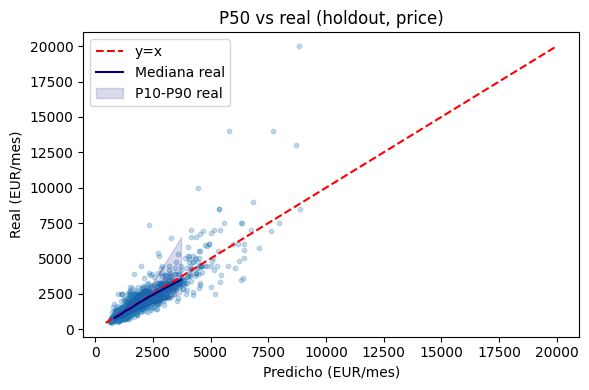
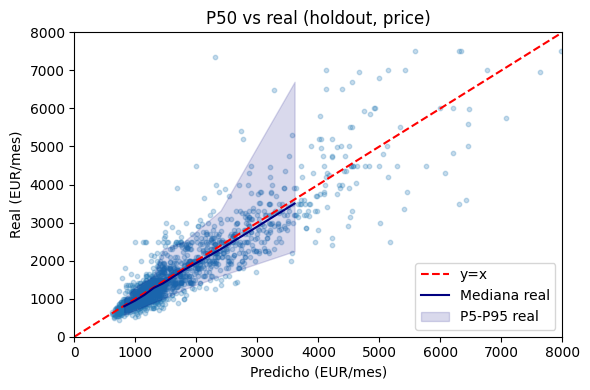
Code edit (unified diff) that turned the first committed figure into the second:
--- before
+++ after
@@ -14,4 +14,5 @@
     interval_high = preds_h[0.95] + qhat_v
     interval_width = interval_high - interval_low
+
     plt.figure(figsize=(6, 4))
     sns.histplot(interval_width, bins=40, kde=True)
@@ -20,30 +21,96 @@
     plt.ylabel("Frecuencia")
     plt.tight_layout()
-    plt.savefig(ROOT / "reports" / "figures" / f"uncertainty_width_{target_name}.png", dpi=150, bbox_inches="tight")
+    plt.savefig(
+        ROOT / "reports" / "figures" / f"uncertainty_width_{target_name}.png",
+        dpi=150,
+        bbox_inches="tight"
+    )
     plt.show()
 
-    # --- Grafico 2: Prediccion P50 vs real ---
+    # --- Grafico 2: Prediccion P50 vs real con zoom controlado ---
     pred_series = pd.Series(preds_h[0.5], name="pred")
     real_series = pd.Series(y_h, name="real")
     plot_df = pd.DataFrame({"pred": pred_series, "real": real_series}).dropna()
 
-    bins = min(20, max(6, int(len(plot_df) / 200)))
-    plot_df["pred_bin"] = pd.qcut(plot_df["pred"], q=bins, duplicates="drop")
-    quantiles = plot_df.groupby("pred_bin", observed=True)["real"].agg(
-        p10=lambda x: x.quantile(0.1),
+    # Limites visuales fijos
+    if target_name == "price":
+        lower_lim = 0
+        upper_lim = 8000
+    elif target_name == "price_m2":
+        lower_lim = 0
+        upper_lim = 60
+    else:
+        lower_lim = 0
+        upper_lim = float(
+            np.nanquantile(plot_df[["pred", "real"]].to_numpy().ravel(), 0.99)
+        )
+
+    print(f"{target_name} - limite visual usado: {lower_lim} a {upper_lim}")
+
+    # Filtramos SOLO para visualizacion
+    plot_df_vis = plot_df[
+        (plot_df["pred"] >= lower_lim) &
+        (plot_df["pred"] <= upper_lim) &
+        (plot_df["real"] >= lower_lim) &
+        (plot_df["real"] <= upper_lim)
+    ].copy()
+
+    if len(plot_df_vis) == 0:
+        print(f"No hay datos para visualizar en {target_name} con esos limites.")
+        continue
+
+    bins = min(20, max(6, int(len(plot_df_vis) / 200)))
+
+    plot_df_vis["pred_bin"] = pd.qcut(
+        plot_df_vis["pred"],
+        q=bins,
+        duplicates="drop"
+    )
+
+    quantiles = plot_df_vis.groupby("pred_bin", observed=True)["real"].agg(
+        p05=lambda x: x.quantile(0.05),
         p50="median",
-        p90=lambda x: x.quantile(0.9),
+        p95=lambda x: x.quantile(0.95),
     )
-    centers = plot_df.groupby("pred_bin", observed=True)["pred"].median()
+
+    centers = plot_df_vis.groupby("pred_bin", observed=True)["pred"].median()
     quantiles = quantiles.assign(pred_center=centers.values).sort_values("pred_center")
 
     plt.figure(figsize=(6, 4))
-    plt.scatter(plot_df["pred"], plot_df["real"], alpha=0.25, s=10)
-    min_val = float(min(plot_df["pred"].min(), plot_df["real"].min()))
-    max_val = float(max(plot_df["pred"].max(), plot_df["real"].max()))
-    plt.plot([min_val, max_val], [min_val, max_val], color="red", linestyle="--", label="y=x")
-    plt.plot(quantiles["pred_center"], quantiles["p50"], color="navy", label="Mediana real")
-    plt.fill_between(quantiles["pred_center"], quantiles["p10"], quantiles["p90"],
-                     color="navy", alpha=0.15, label="P10-P90 real")
+
+    plt.scatter(
+        plot_df_vis["pred"],
+        plot_df_vis["real"],
+        alpha=0.25,
+        s=10
+    )
+
+    plt.plot(
+        [lower_lim, upper_lim],
+        [lower_lim, upper_lim],
+        color="red",
+        linestyle="--",
+        label="y=x"
+    )
+
+    plt.plot(
+        quantiles["pred_center"],
+        quantiles["p50"],
+        color="navy",
+        label="Mediana real"
+    )
+
+    plt.fill_between(
+        quantiles["pred_center"],
+        quantiles["p05"],
+        quantiles["p95"],
+        color="navy",
+        alpha=0.15,
+        label="P5-P95 real"
+    )
+
+    plt.xlim(lower_lim, upper_lim)
+    plt.ylim(lower_lim, upper_lim)
+
     plt.title(f"P50 vs real (holdout, {target_name})")
     plt.xlabel(f"Predicho ({unit})")
@@ -51,4 +118,10 @@
     plt.legend()
     plt.tight_layout()
-    plt.savefig(ROOT / "reports" / "figures" / f"uncertainty_scatter_{target_name}.png", dpi=150, bbox_inches="tight")
+
+    plt.savefig(
+        ROOT / "reports" / "figures" / f"uncertainty_scatter_{target_name}_zoom.png",
+        dpi=150,
+        bbox_inches="tight"
+    )
+
     plt.show()

Commit: Mejoras en la visualización